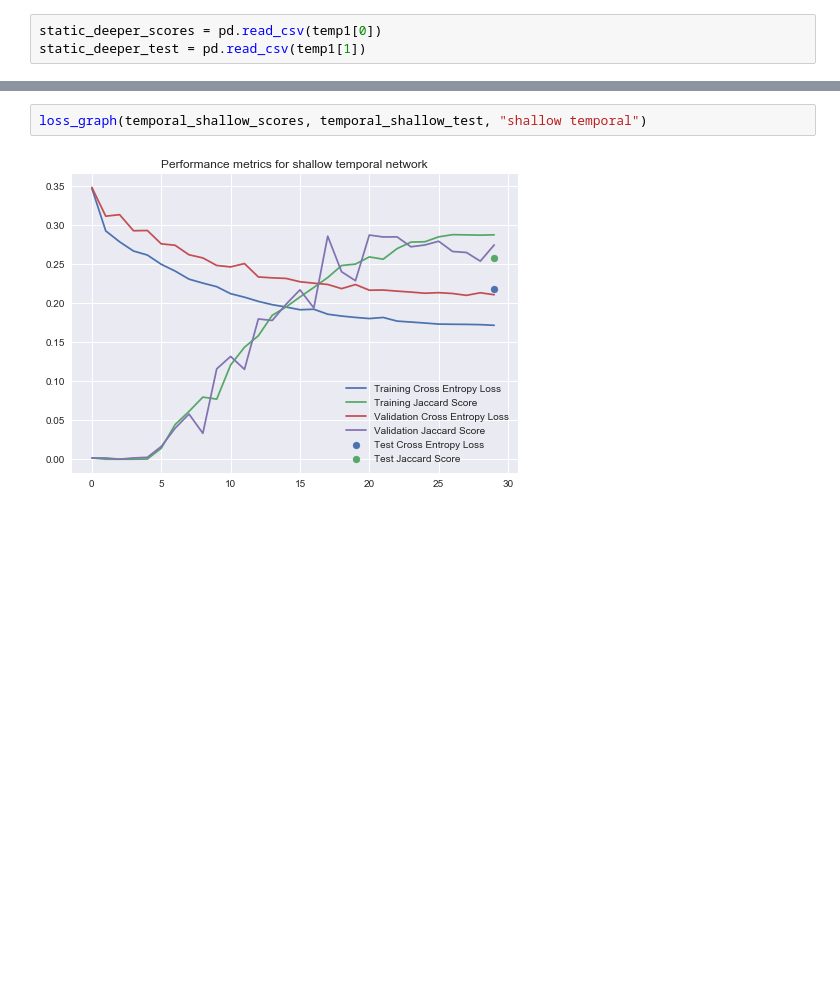
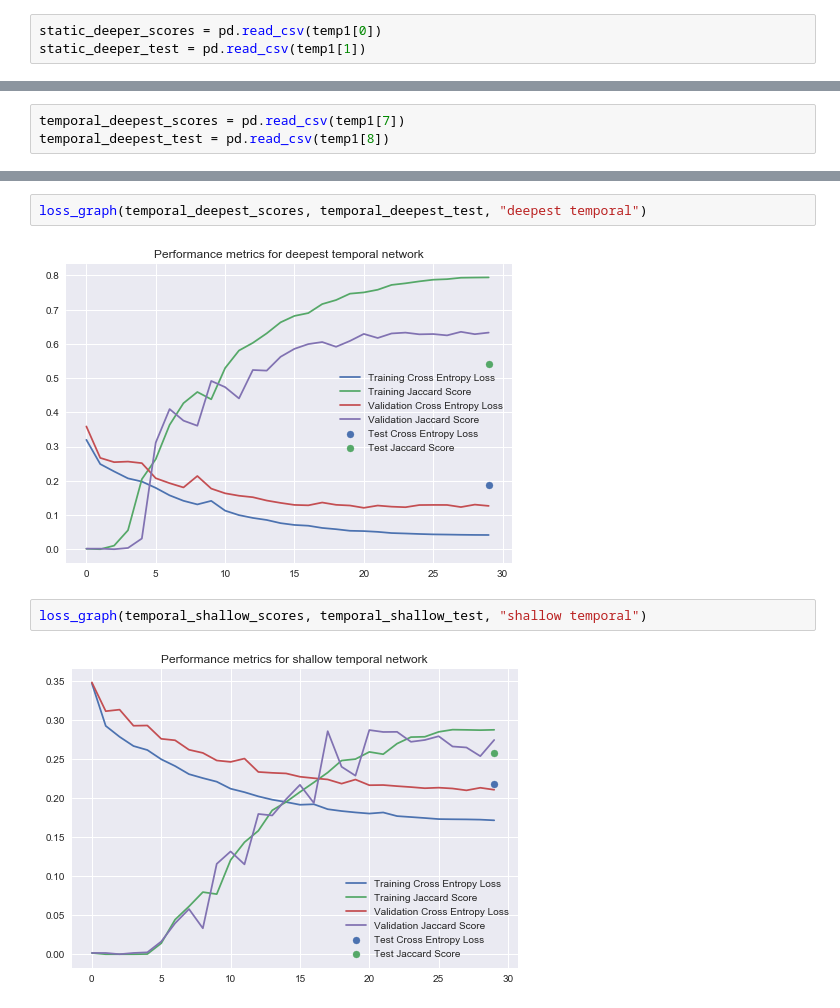
Before and after one commit to DanielPolatajko/ivcproject, a Jupyter notebook: Graphing.ipynb, the cells around one changed output, grey strips where cells are left out. Cells and saved outputs as stored; diff of their text form; blank space fills up the shorter version.

```diff
--- a/Graphing.ipynb
+++ b/Graphing.ipynb
@@ -33 +49,4 @@ temporal_shallow_test = pd.read_csv(temp1[4])
+# %%
+temporal_deepest_scores = pd.read_csv(temp1[7])
+temporal_deepest_test = pd.read_csv(temp1[8])
 # %%
@@ -37,3 +64,7 @@ loss_graph(static_deeper_scores, static_deeper_test, "deep static")
+# %%
+loss_graph(temporal_deepest_scores, temporal_deepest_test, "deepest temporal")
+# %% [output]
+[figure, added]
 # %%
 loss_graph(temporal_shallow_scores, temporal_shallow_test, "shallow temporal")
 # %% [output]
```
Also changed, not shown: parts of 7 cells of this notebook, 1 other file.
